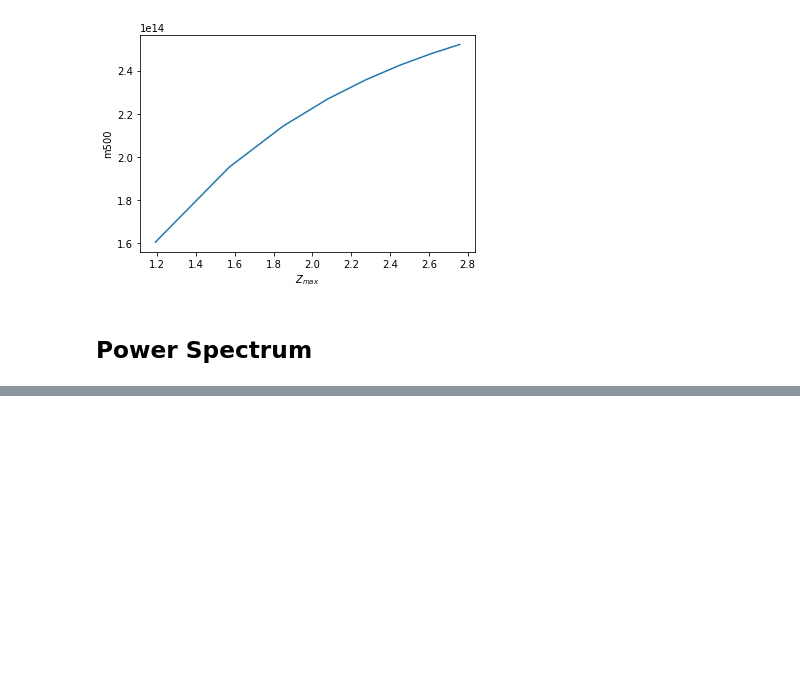
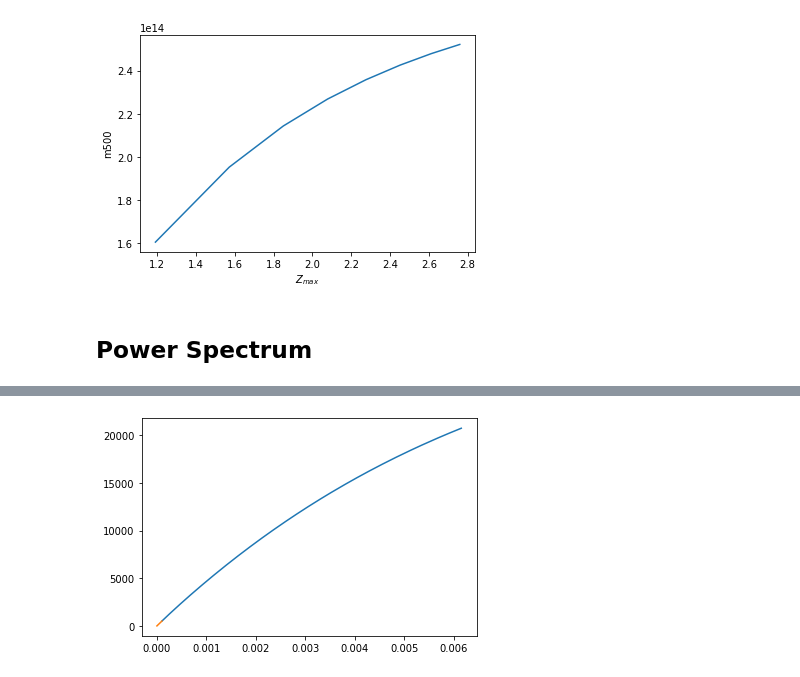
Before and after one commit to carle13/Galaxy-clusters-number-counts, a Jupyter notebook: analysis.ipynb, the cells around one changed output, grey strips where cells are left out. Cells and saved outputs as stored; diff of their text form; code cells hidden in the pictures; blank space fills up the shorter version.

```diff
--- a/analysis.ipynb
+++ b/analysis.ipynb
@@ -240,0 +249,9 @@ plt.show()
+# %%
+kto0 = np.linspace(0, power[0][0], 10)
+linPower = interpolate.interp1d(power[0][:-500], power[1][:-500], 'linear', fill_value='extrapolate')
+plt.figure()
+plt.plot(power[0][:-500], power[1][:-500])
+plt.plot(kto0, linPower(kto0))
+plt.show()
+# %% [output]
+[figure, added]
```
Also changed, not shown: parts of 3 cells of this notebook, 2 other files.
